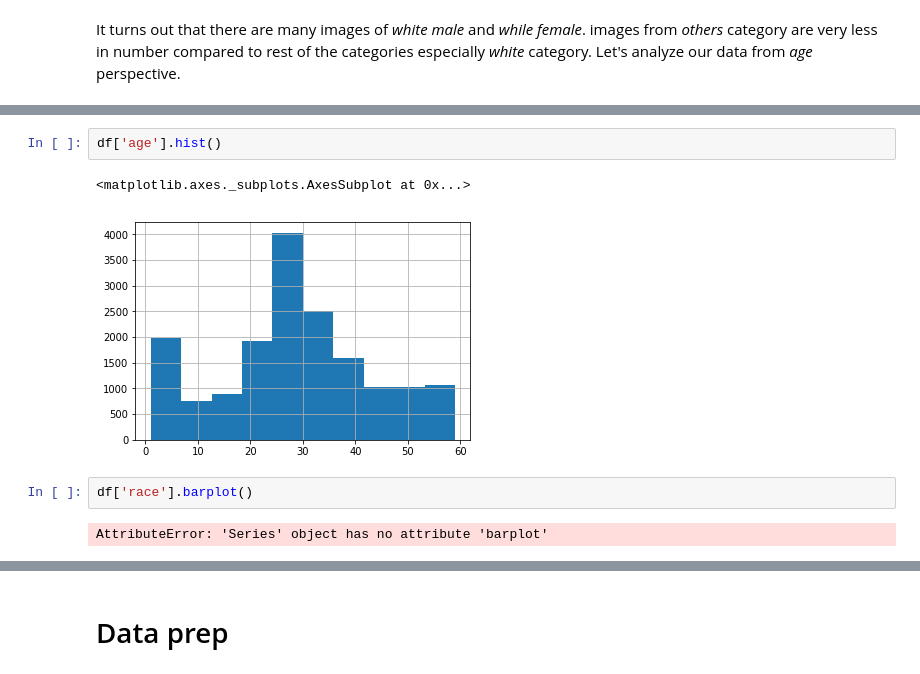
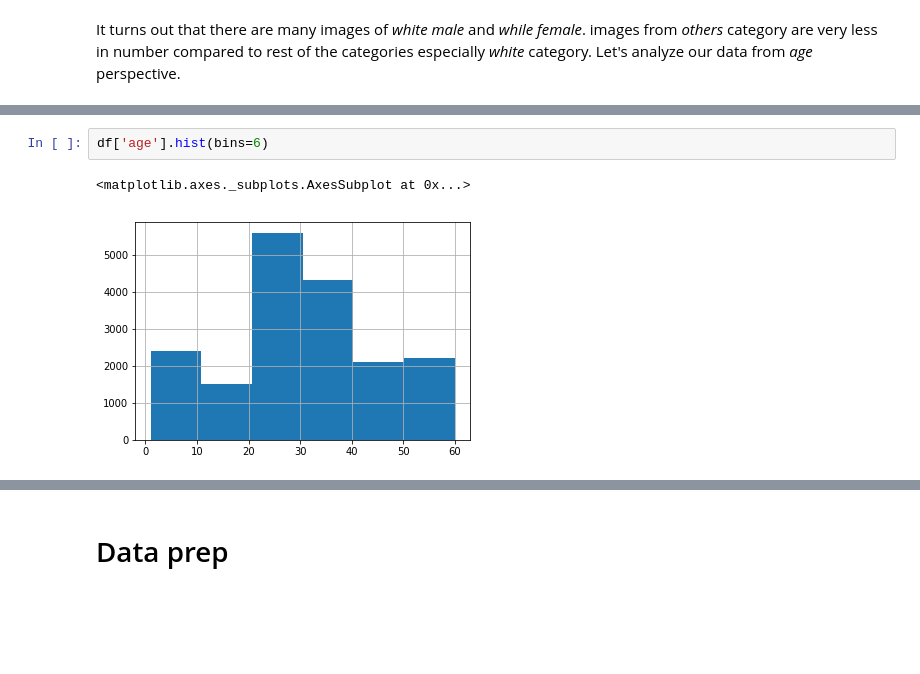
Before and after one commit to OnHoliday/DeepLearning_CNN, a Jupyter notebook: jupyter/notebook.ipynb, the cells around one changed output, grey strips where cells are left out. Cells and saved outputs as stored; diff of their text form; blank space fills up the shorter version.

```diff
--- a/jupyter/notebook.ipynb
+++ b/jupyter/notebook.ipynb
@@ -124,9 +192,5 @@ Let's analyze our data from *age* perspective.
 # %%
-df['age'].hist()
+df['age'].hist(bins=6)
 # %% [output]
 <matplotlib.axes._subplots.AxesSubplot at 0x...>
-[figure, old version]
+[figure, new version]
-# %%
-df['race'].barplot()
-# %% [output]
-AttributeError: 'Series' object has no attribute 'barplot'
```
Also changed, not shown: parts of 24 cells of this notebook, 3 other files.
